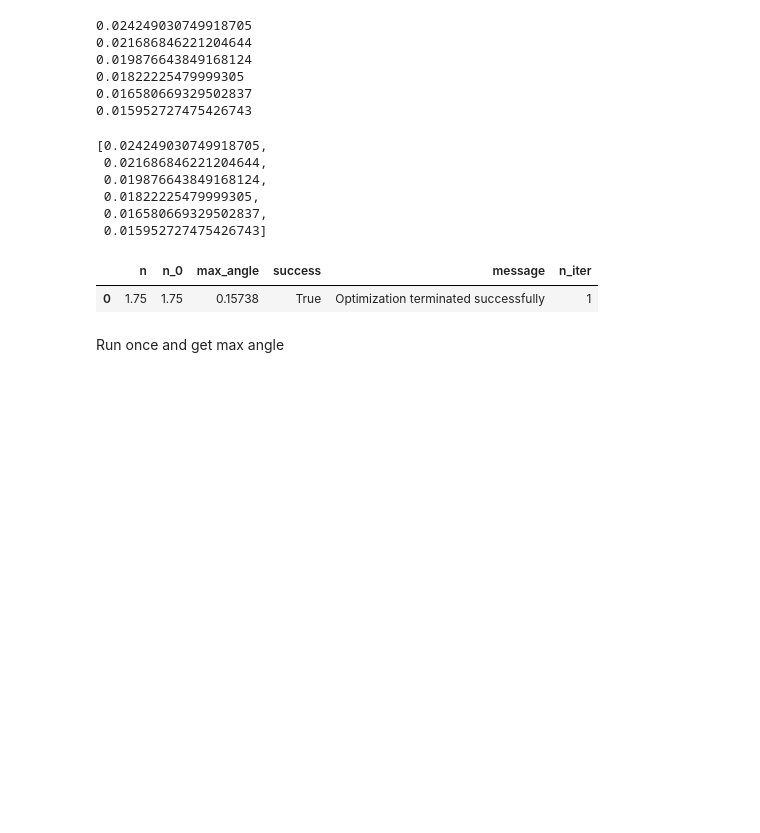
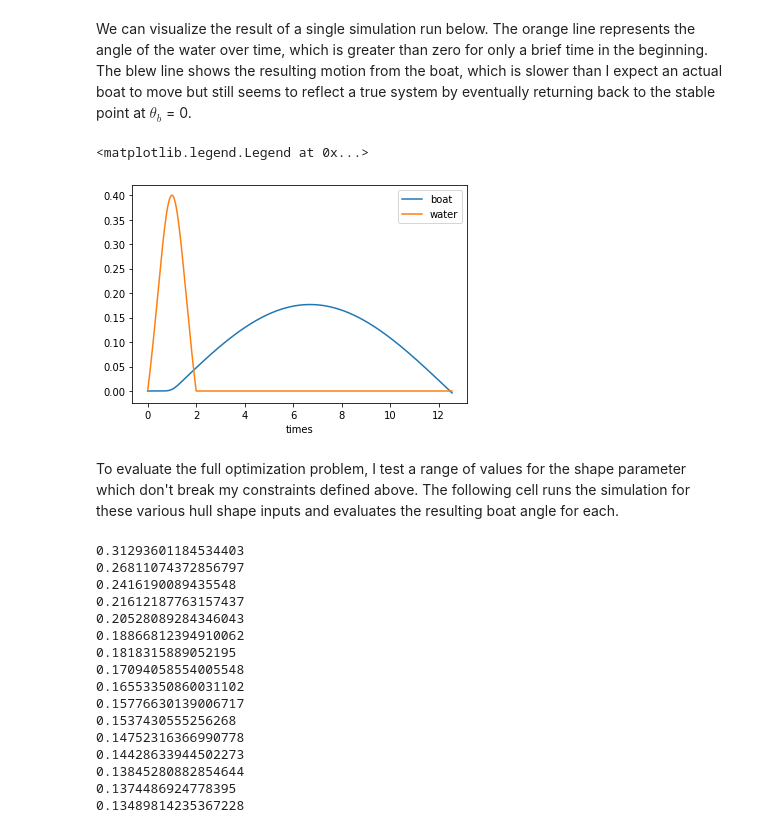
Before and after one commit to shawnalbertson/PDO-kayak, a Jupyter notebook: shawn-pdo-final.ipynb, the cells around one changed output. Cells and saved outputs as stored; diff of their text form; code cells hidden in the pictures; blank space fills up the shorter version.

```diff
--- a/shawn-pdo-final.ipynb
+++ b/shawn-pdo-final.ipynb
@@ -105,7 +142,7 @@ def w_func(t):
     Define the input wave
     '''
 # This wave was found to be reasonably stable for the boat parameters I am using
-    w_out = (1 / (1 + (t - 1)**2) - 0.5) * 0.6
+    w_out = (1 / (1 + (t - 1)**2) - 0.5) * 0.8
     if w_out > 0:
         return w_out
     else:
@@ -134,26 +171,21 @@ def update(times, theta_w, theta_b, theta_b_dot, theta_b_ddot, moment, md_moment
             >> gr.tf_select("M_net")
         ).values[0][0]
 
-#     print()
     net_moment = new_moment - b*theta_b_dot[-1]
 
     moment.append(net_moment)
 
-# Get acceleration
-#     torque = -moment[-1] - b*theta_b_dot[-1]
 
     new_acceleration = moment[-1]/J
     theta_b_ddot.append(new_acceleration)
 
 # Get velocity
-#     new_velocity = (theta_b_ddot[-1] - theta_b_ddot[-2]) * t_step + theta_b_dot[-1]
 #     new_velocity = (theta_b_ddot[-1]) * t_step + theta_b_dot[-1]
     new_velocity = (theta_b_ddot[-1] + theta_b_ddot[-2]) / 2 * t_step + theta_b_dot[-1]
 
     theta_b_dot.append(new_velocity)
 
 # Get position
-#     new_position = (theta_b_dot[-1] - theta_b_dot[-2]) * t_step + theta_b[-1]
 #     new_position = (theta_b_dot[-1]) * t_step + theta_b[-1]
     new_position = (theta_b_dot[-1] + theta_b_dot[-2])/2 * t_step + theta_b[-1]
     theta_b.append(new_position)
@@ -186,5 +221,5 @@ def get_max_angle(df):
 # %%
-def kaboodle(n):
+def kaboodle(n, get_df = False):
     '''
     take in a hull parameter
     output a maximum angle with the given wave input
@@ -226,6 +261,9 @@ def kaboodle(n):
     df_sim = run_sim(times, theta_w, theta_b, theta_b_dot, theta_b_ddot, moment, md_moment, J)
     max_angle = get_max_angle(df_sim)
 
+    if get_df:
+        return max_angle, df_sim
+
     return max_angle
 # %%
 # Time parameters for simulation
@@ -234,24 +272,43 @@ t_step = 0.01 # [s]
 
 # Damping ratio
 b = 1
+# %% [markdown]
+We can visualize the result of a single simulation run below. The orange line represents the angle of the water over time, which is greater than zero for only a brief time in the beginning. The blew line shows the resulting motion from the boat, which is slower than I expect an actual boat to move but still seems to reflect a true system by eventually returning back to the stable point at $\theta_b$ = 0.
+# %%
+max_angle, df_sim = kaboodle(2, get_df = True)
+
+df_sim['theta_b'].plot(label = "boat")
+ts = df_sim.index.tolist()
+ws=[]
+for t in ts:
+    ws.append(w_func(t))
+plt.plot(ts, ws, label = "water")
+plt.legend()
+# %% [output]
+<matplotlib.legend.Legend at 0x...>
+[figure, added]
+# %% [markdown]
+To evaluate the full optimization problem, I test a range of values for the shape parameter which don't break my constraints defined above. The following cell runs the simulation for these various hull shape inputs and evaluates the resulting boat angle for each.
 # %%
 angles = []
-for n in np.linspace(0.5, 1.5, 6):
+for n in np.linspace(0.5, 4, 16):
     new = kaboodle(n)
     print(new)
     angles.append(new)
-
-angles
 # %% [output]
-0.024249030749918705
-0.021686846221204644
-0.019876643849168124
-0.01822225479999305
-0.016580669329502837
-0.015952727475426743
+0.31293601184534403
+0.26811074372856797
+0.2416190089435548
+0.21612187763157437
+0.20528089284346043
+0.18866812394910062
+0.1818315889052195
+0.17094058554005548
+0.16553350860031102
+0.15776630139006717
+0.1537430555256268
+0.14752316366990778
+0.14428633944502273
+0.13845280882854644
+0.1374486924778395
+0.13489814235367228
-[0.024249030749918705,
- 0.021686846221204644,
- 0.019876643849168124,
- 0.01822225479999305,
- 0.016580669329502837,
- 0.015952727475426743]
@@ -270,10 +314,0 @@ md_minimize = (
-# %%
-(
-    md_minimize
-    >> gr.ev_min(
-        out_min = "max_angle"
-    )
-)
-# %% [output]
-|  | n | n_0 | max_angle | success | message | n_iter |
-| 0 | 1.75 | 1.75 | 0.15738 | True | Optimization terminated successfully | 1 |
@@ -292,2 +314,0 @@ df_hull
-# %% [markdown]
-Run once and get max angle
```
Also changed, not shown: parts of 17 cells of this notebook.
